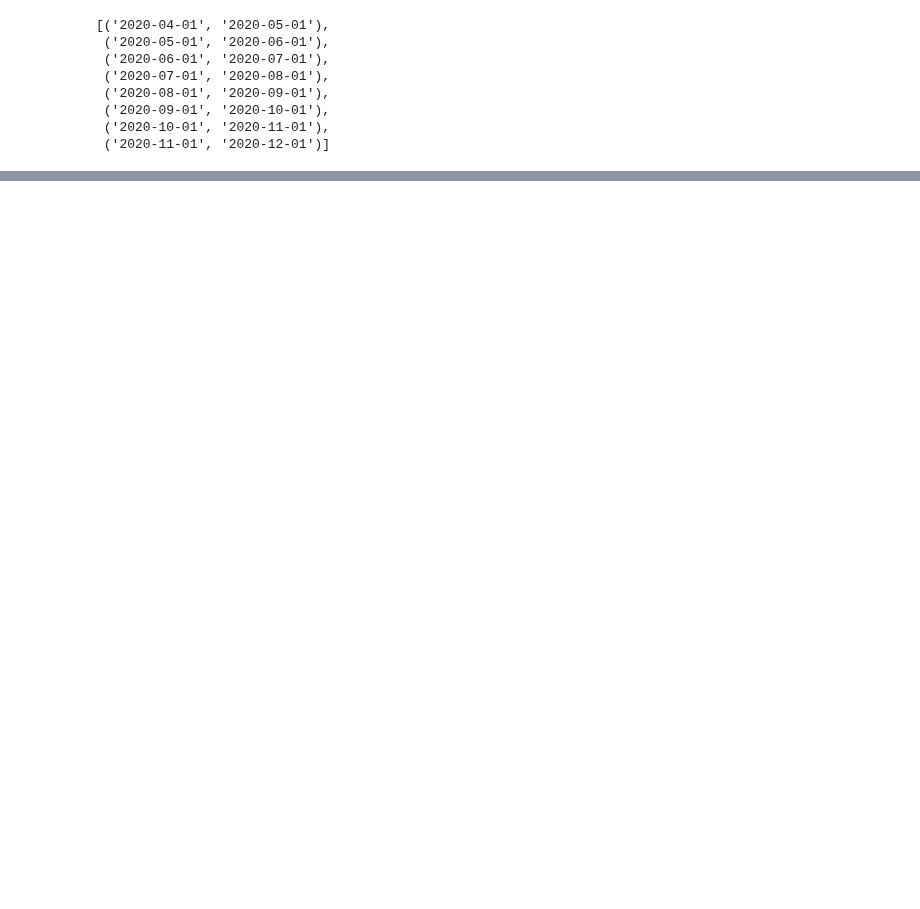
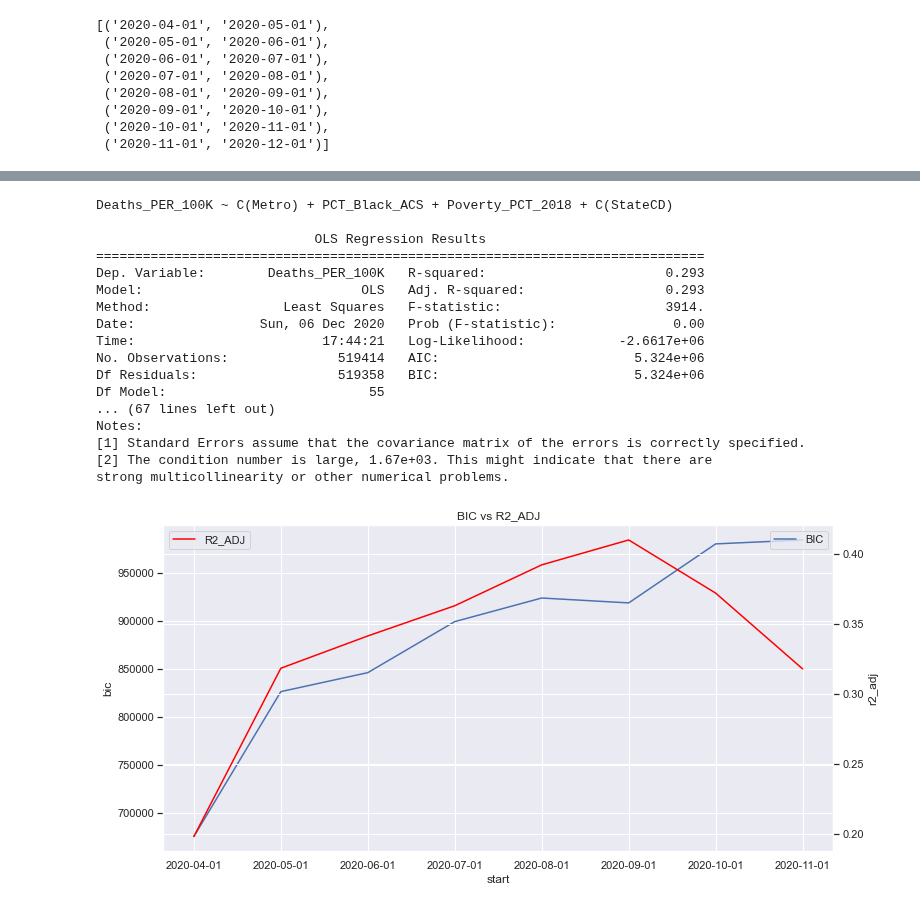
Before and after one commit to pballent/hia-covid, a Jupyter notebook: hia_covid_python_exploration/Google_Mob_COVID_Scratchpad.ipynb, the cells around one changed output, grey strips where cells are left out. Saved outputs shown, nothing was run; the diff lists cells and outputs as text; code cells hidden in the pictures; blank space fills up the shorter version.

```diff
--- a/hia_covid_python_exploration/Google_Mob_COVID_Scratchpad.ipynb
+++ b/hia_covid_python_exploration/Google_Mob_COVID_Scratchpad.ipynb
@@ -543,0 +349,25 @@ sns.scatterplot(x="bic", y="r2_adj", hue="num_var", size="num_var", data=bigdf)
+# %%
+formula1 = """Deaths_PER_100K ~ C(Metro) + PCT_Black_ACS + Poverty_PCT_2018 + C(StateCD)"""
+graph_bic_adj2_TS(formulatxt=formula1, list_dateranges=every_month, df=combined)
+
+mod2 = start_end_mulivariate_ols(formulatxt=formula1, startdate='2020-06-01', enddate='2020-11-15', df= combined)
+print(mod2.summary())
+# %% [output]
+Deaths_PER_100K ~ C(Metro) + PCT_Black_ACS + Poverty_PCT_2018 + C(StateCD)
+
+                            OLS Regression Results
+==============================================================================
+Dep. Variable:        Deaths_PER_100K   R-squared:                       0.293
+Model:                            OLS   Adj. R-squared:                  0.293
+Method:                 Least Squares   F-statistic:                     3914.
+Date:                Sun, 06 Dec 2020   Prob (F-statistic):               0.00
+Time:                        17:44:21   Log-Likelihood:            -2.6617e+06
+No. Observations:              519414   AIC:                         5.324e+06
+Df Residuals:                  519358   BIC:                         5.324e+06
+Df Model:                          55
+... (67 lines left out)
+Notes:
+[1] Standard Errors assume that the covariance matrix of the errors is correctly specified.
+[2] The condition number is large, 1.67e+03. This might indicate that there are
+strong multicollinearity or other numerical problems.
+[figure, added]
```
Also changed, not shown: parts of 59 cells of this notebook, 1 other file.
